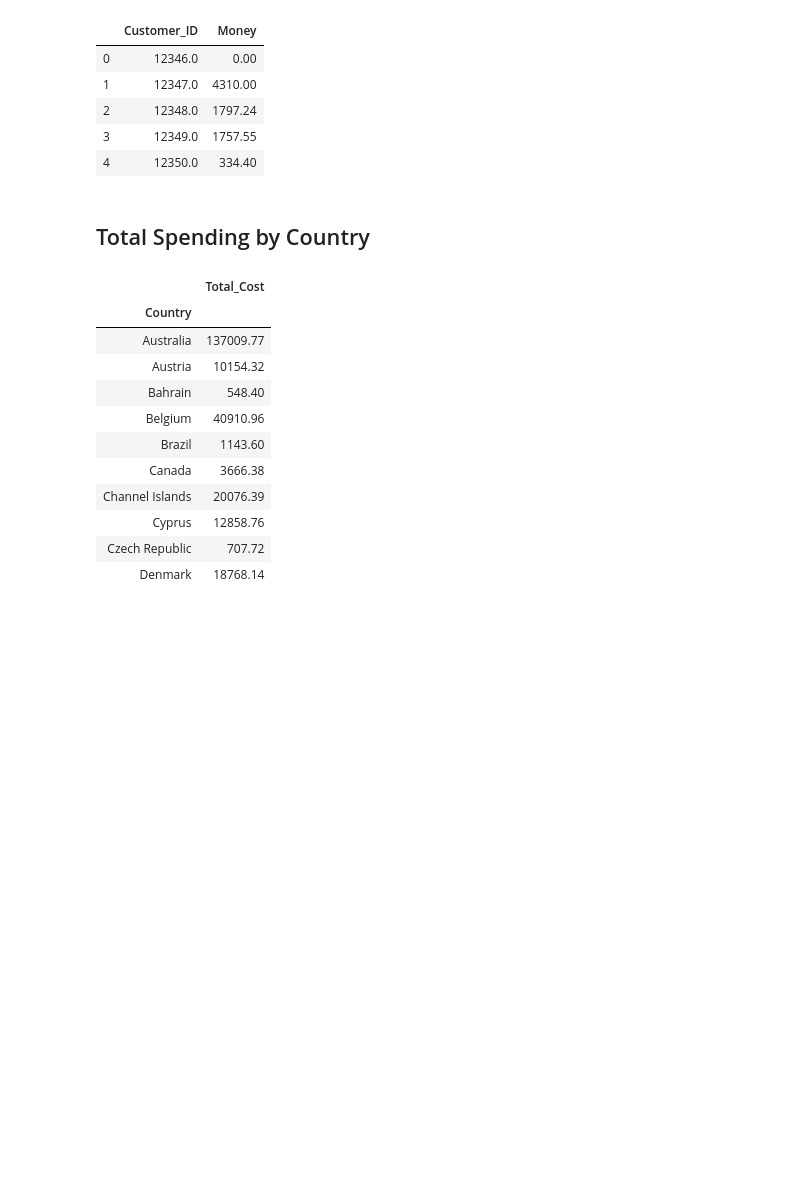
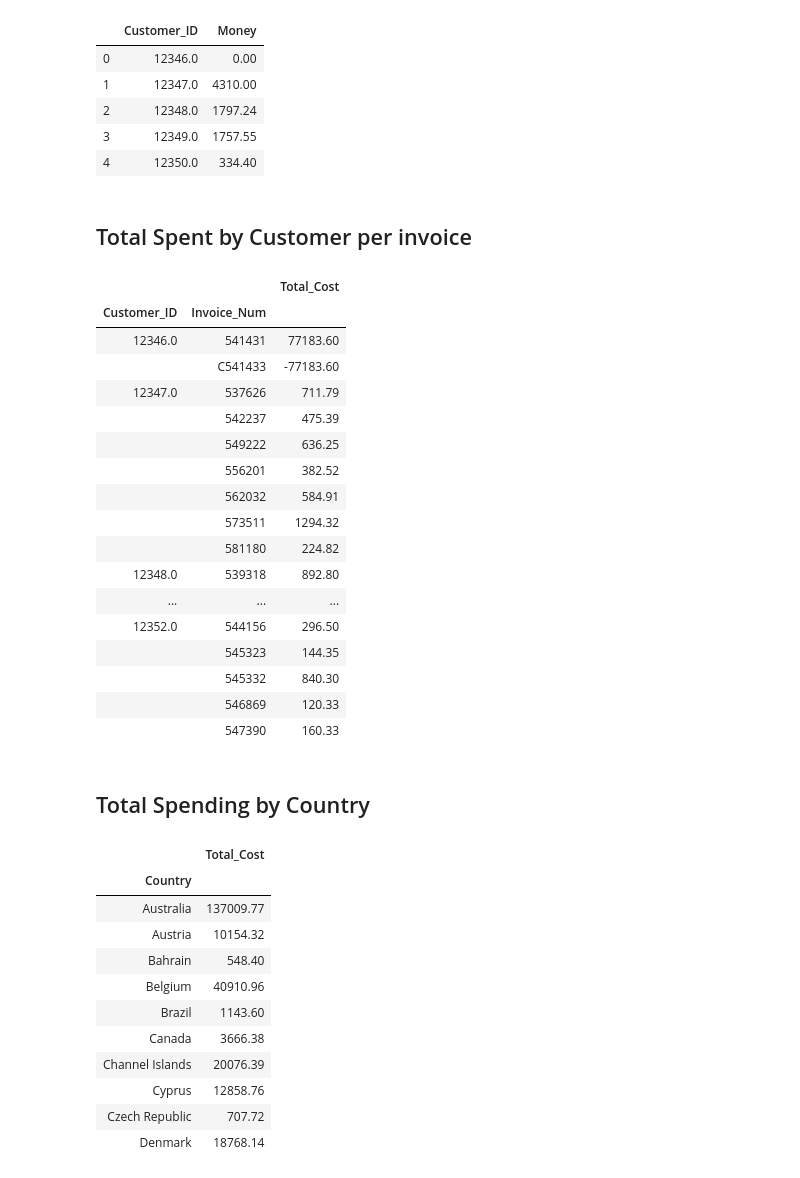
Before and after one commit to calvintirrell/ecommerce_data, a Jupyter notebook: notebooks/ecomm_project.ipynb, the cells around one changed output. Drawn from its saved outputs; the diff is of its cells as text; code cells hidden in the pictures; blank space fills up the shorter version.

Commit message:
added total spent by customer per invoice

```diff
--- a/notebooks/ecomm_project.ipynb
+++ b/notebooks/ecomm_project.ipynb
@@ -582,6 +582,30 @@ money_spent.head()
 | 2 | 12348.0 | 1797.24 |
 | 3 | 12349.0 | 1757.55 |
 | 4 | 12350.0 | 334.40 |
+# %% [markdown]
+## Total Spent by Customer per invoice
+# %%
+data_y = data.groupby(['Customer_ID','Invoice_Num']).agg({'Total_Cost': lambda x: x.sum()})
+data_y.head(20)
+# %% [output]
+|  |  | Total_Cost |
+| Customer_ID | Invoice_Num |  |
+| 12346.0 | 541431 | 77183.60 |
+|  | C541433 | -77183.60 |
+| 12347.0 | 537626 | 711.79 |
+|  | 542237 | 475.39 |
+|  | 549222 | 636.25 |
+|  | 556201 | 382.52 |
+|  | 562032 | 584.91 |
+|  | 573511 | 1294.32 |
+|  | 581180 | 224.82 |
+| 12348.0 | 539318 | 892.80 |
+| ... | ... | ... |
+| 12352.0 | 544156 | 296.50 |
+|  | 545323 | 144.35 |
+|  | 545332 | 840.30 |
+|  | 546869 | 120.33 |
+|  | 547390 | 160.33 |
 # %% [markdown]
 ## Total Spending by Country
 # %%
```
